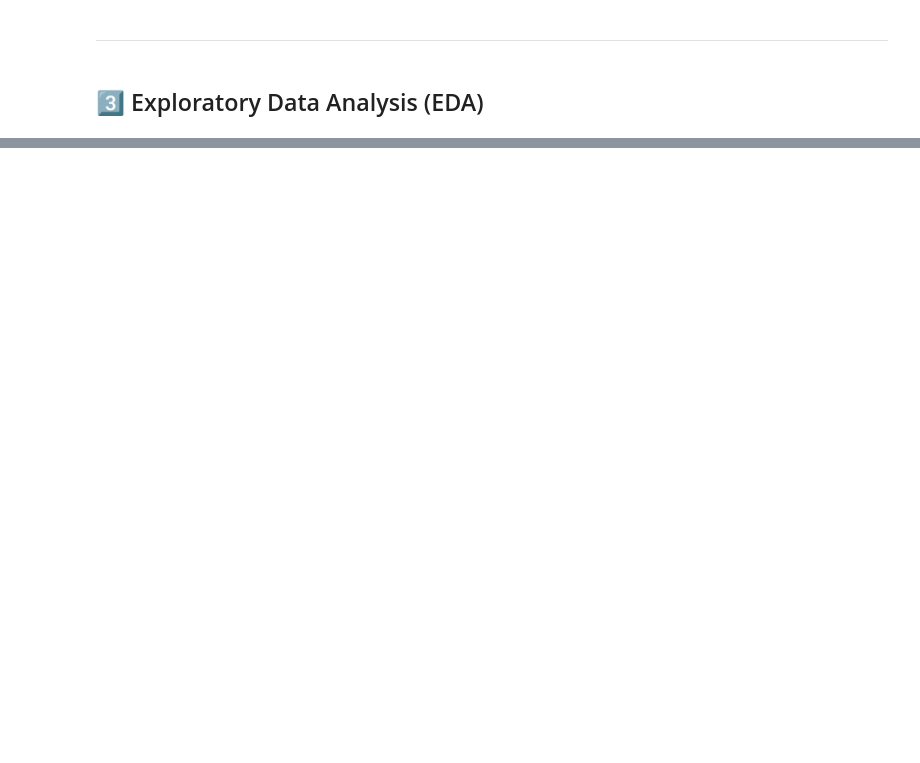
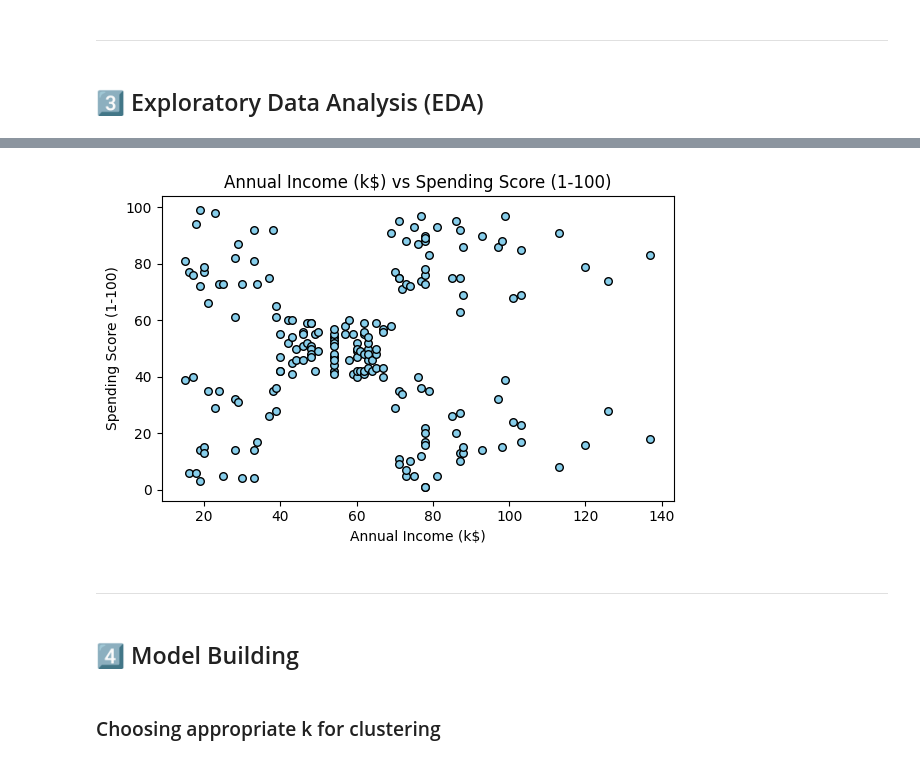
Before and after one commit to AbdelrahmanMostafa33/Customer-Segmentation, a Jupyter notebook: notebooks/Customer Segmentation.ipynb, the cells around one changed output, grey strips where cells are left out. Saved outputs shown, nothing was run; the diff lists cells and outputs as text; code cells hidden in the pictures; blank space fills up the shorter version.

```diff
--- a/notebooks/Customer Segmentation.ipynb
+++ b/notebooks/Customer Segmentation.ipynb
@@ -104,0 +68,16 @@ dtype: object
+# %%
+# Data cleaning & basic checks
+# 1. Check duplicates
+print('Duplicate rows:', df.duplicated().sum())
+
+# 2. Check missing values
+print('\nMissing values per column:')
+print(df.isna().sum())
+
+# 3. Ensure column names are consistent (trim spaces)
+df.columns = [c.strip() for c in df.columns]
+
+# Drop duplicates if any
+if df.duplicated().sum() > 0:
+    df = df.drop_duplicates().reset_index(drop=True)
+    print('Dropped duplicates. New shape:', df.shape)
@@ -323,0 +130,19 @@ plt.show()
+# %%
+# Scatter plot: Annual Income vs Spending Score
+x_col, y_col = 'Annual Income (k$)', 'Spending Score (1-100)'
+
+plt.figure(figsize=(6, 4))
+plt.scatter(df[x_col], df[y_col], s=30, color='skyblue', edgecolor='black')
+plt.xlabel(x_col)
+plt.ylabel(y_col)
+plt.title(f'{x_col} vs {y_col}')
+plt.tight_layout()
+plt.show()
+# %% [output]
+[figure, added]
+# %% [markdown]
+---
+# %% [markdown]
+## 4️⃣ Model Building
+# %% [markdown]
+### Choosing appropriate k for clustering
```
Also changed, not shown: parts of 53 cells of this notebook, 1 other file.
